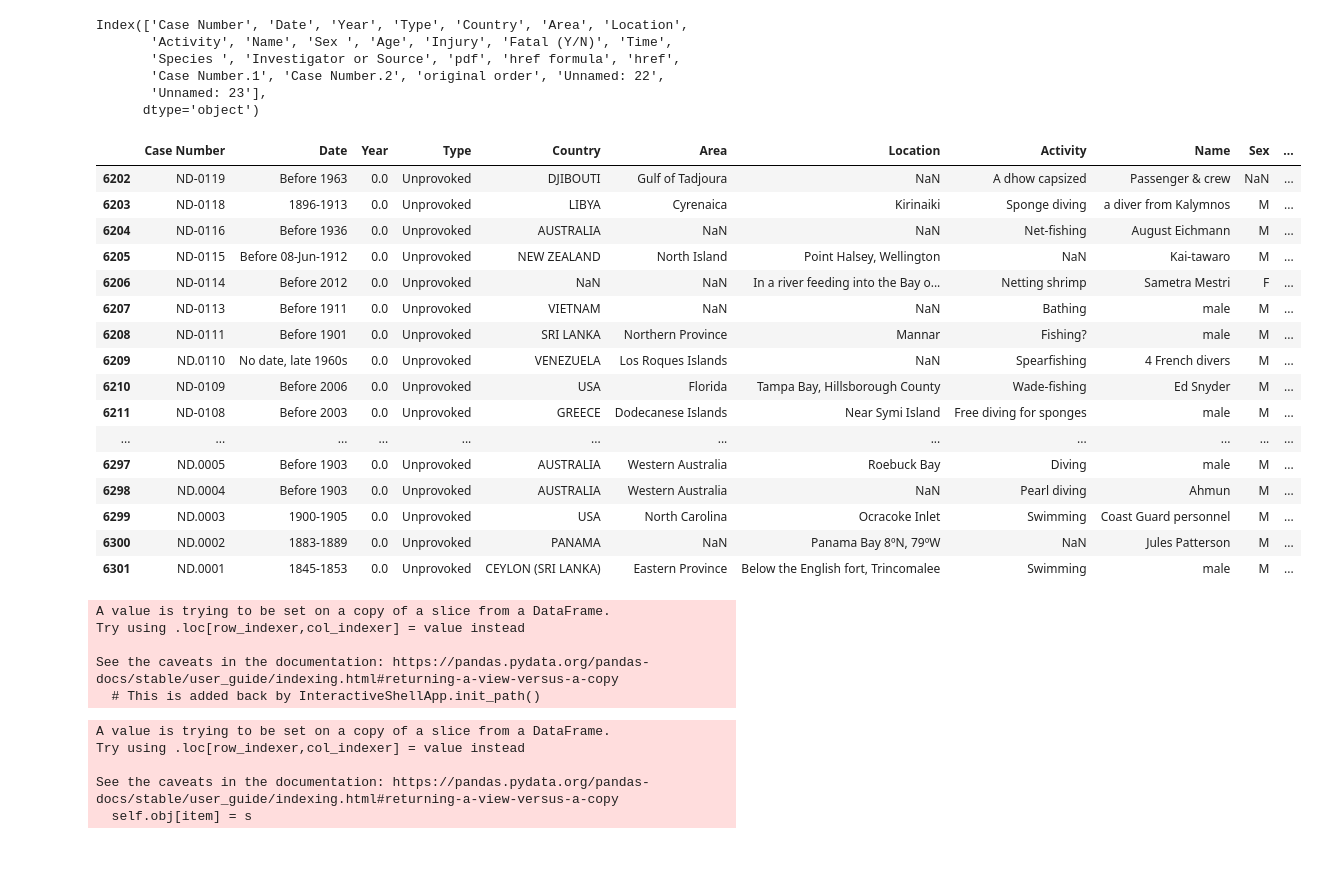
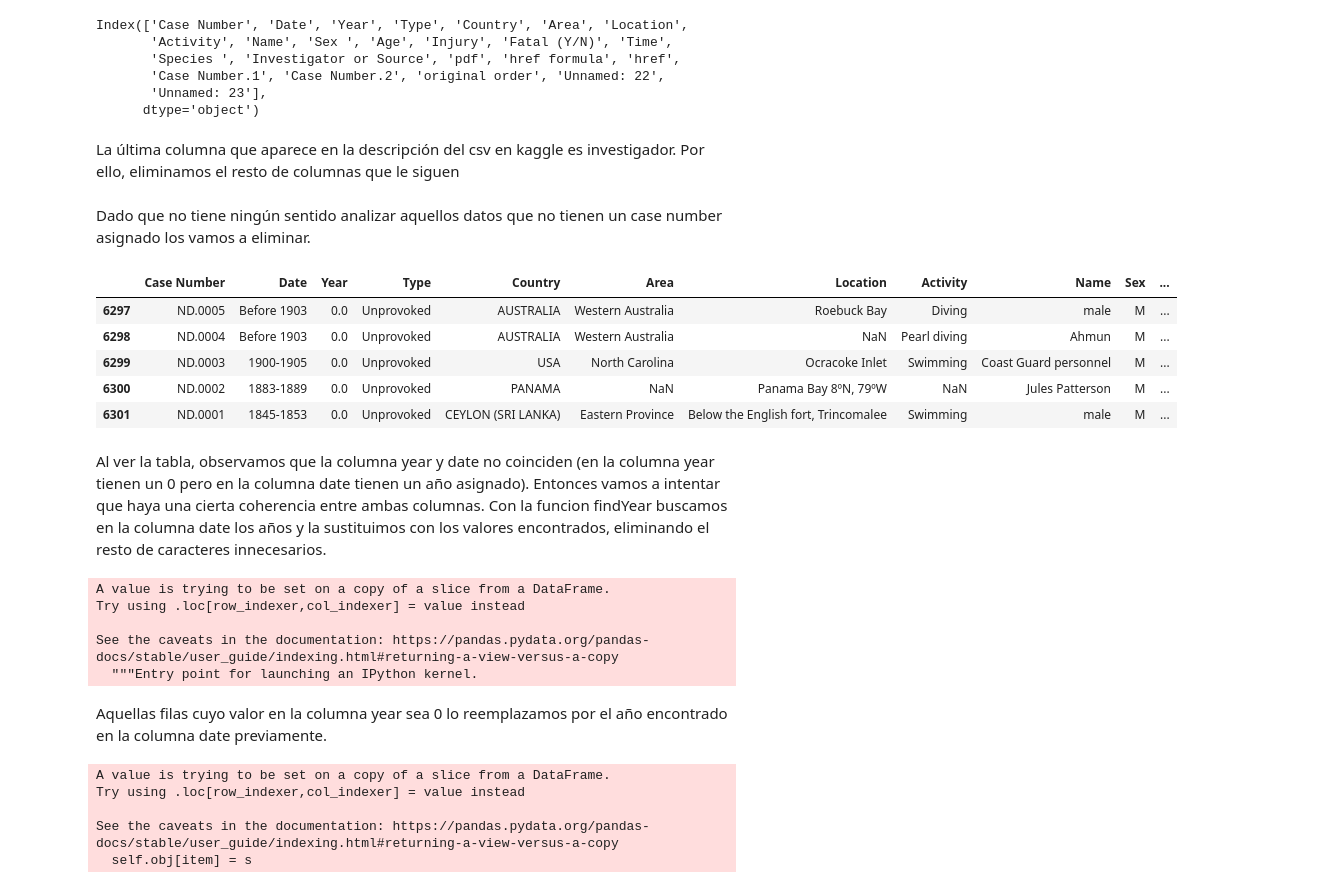
Before and after one commit to sofiavpuebla/sharksharkieshark, a Jupyter notebook: data-wrangling.ipynb, the cells around one changed output. Saved outputs shown, nothing was run; the diff lists cells and outputs as text; code cells hidden in the pictures; blank space fills up the shorter version.

Commit message:
funciones corregidas, read.me, y jupyter casi

```diff
--- a/data-wrangling.ipynb
+++ b/data-wrangling.ipynb
@@ -29,4 +30,7 @@ Index(['Case Number', 'Date', 'Year', 'Type', 'Country', 'Area', 'Location',
        'Case Number.1', 'Case Number.2', 'original order', 'Unnamed: 22',
        'Unnamed: 23'],
       dtype='object')
+# %% [markdown]
+La última columna que aparece en la descripción del csv en kaggle es investigador.
+Por ello, eliminamos el resto de columnas que le siguen
 # %%
@@ -35,46 +37,30 @@ Index(['Case Number', 'Date', 'Year', 'Type', 'Country', 'Area', 'Location',
 sharks=sharks_data[['Case Number', 'Date', 'Year', 'Type', 'Country', 'Area', 'Location',
        'Activity', 'Name', 'Sex ', 'Age', 'Injury', 'Fatal (Y/N)', 'Time',
        'Species ', 'Investigator or Source']]
+# %% [markdown]
+Dado que no tiene ningún sentido analizar aquellos datos que no tienen un case number asignado los vamos a eliminar.
 # %%
-#no tiene ningún sentido analizar aquellos datos que no tienen un case number (no están registrados) por lo que los vamos a eliminar
 sharks1=sharks[(sharks["Case Number"].isnull()==0)&(sharks["Case Number"]!='0')&(sharks["Case Number"]!='xx')]
-sharks1.tail(100)
+sharks1.tail()
 # %% [output]
 |  | Case Number | Date | Year | Type | Country | Area | Location | Activity | Name | Sex | ... |
-| 6202 | ND-0119 | Before 1963 | 0.0 | Unprovoked | DJIBOUTI | Gulf of Tadjoura | NaN | A dhow capsized | Passenger & crew | NaN | ... |
-| 6203 | ND-0118 | 1896-1913 | 0.0 | Unprovoked | LIBYA | Cyrenaica | Kirinaiki | Sponge diving | a diver from Kalymnos | M | ... |
-| 6204 | ND-0116 | Before 1936 | 0.0 | Unprovoked | AUSTRALIA | NaN | NaN | Net-fishing | August Eichmann | M | ... |
-| 6205 | ND-0115 | Before 08-Jun-1912 | 0.0 | Unprovoked | NEW ZEALAND | North Island | Point Halsey, Wellington | NaN | Kai-tawaro | M | ... |
-| 6206 | ND-0114 | Before 2012 | 0.0 | Unprovoked | NaN | NaN | In a river feeding into the Bay o... | Netting shrimp | Sametra Mestri | F | ... |
-| 6207 | ND-0113 | Before 1911 | 0.0 | Unprovoked | VIETNAM | NaN | NaN | Bathing | male | M | ... |
-| 6208 | ND-0111 | Before 1901 | 0.0 | Unprovoked | SRI LANKA | Northern Province | Mannar | Fishing? | male | M | ... |
-| 6209 | ND.0110 | No date, late 1960s | 0.0 | Unprovoked | VENEZUELA | Los Roques Islands | NaN | Spearfishing | 4 French divers | M | ... |
-| 6210 | ND-0109 | Before 2006 | 0.0 | Unprovoked | USA | Florida | Tampa Bay, Hillsborough County | Wade-fishing | Ed Snyder | M | ... |
-| 6211 | ND-0108 | Before 2003 | 0.0 | Unprovoked | GREECE | Dodecanese Islands | Near Symi Island | Free diving for sponges | male | M | ... |
-| ... | ... | ... | ... | ... | ... | ... | ... | ... | ... | ... | ... |
 | 6297 | ND.0005 | Before 1903 | 0.0 | Unprovoked | AUSTRALIA | Western Australia | Roebuck Bay | Diving | male | M | ... |
 | 6298 | ND.0004 | Before 1903 | 0.0 | Unprovoked | AUSTRALIA | Western Australia | NaN | Pearl diving | Ahmun | M | ... |
 | 6299 | ND.0003 | 1900-1905 | 0.0 | Unprovoked | USA | North Carolina | Ocracoke Inlet | Swimming | Coast Guard personnel | M | ... |
 | 6300 | ND.0002 | 1883-1889 | 0.0 | Unprovoked | PANAMA | NaN | Panama Bay 8ºN, 79ºW | NaN | Jules Patterson | M | ... |
 | 6301 | ND.0001 | 1845-1853 | 0.0 | Unprovoked | CEYLON (SRI LANKA) | Eastern Province | Below the English fort, Trincomalee | Swimming | male | M | ... |
-# %%
-#al ver la tabla, nos damos cuentas que la columna year y date no coinciden (hay muchos casos en los que el year es  pero la columna date sí que tiene un año asignado)
-#vamos a intenar que haya una cierta coherencia entre ambas columnas
-#busamos en la columna date los años
-def findYear(x):
-    res=re.search(r'\d{4}',x)
-    if res:
-        x=int(res.group())
-    else:
-        x='no'
-    return x
-sharks1["Date"]=sharks1["Date"].apply(findYear)
-# %% [output]
-A value is trying to be set on a copy of a slice from a DataFrame.
-Try using .loc[row_indexer,col_indexer] = value instead
-
-See the caveats in the documentation: https://pandas.pydata.org/pandas-docs/stable/user_guide/indexing.html#returning-a-view-versus-a-copy
-  # This is added back by InteractiveShellApp.init_path()
+# %% [markdown]
+Al ver la tabla, observamos que la columna year y date no coinciden (en la columna year tienen un 0 pero en la columna date tienen un año asignado). Entonces vamos a intentar que haya una cierta coherencia entre ambas columnas. Con la funcion findYear buscamos en la columna date los años y la sustituimos con los valores encontrados, eliminando el resto de caracteres innecesarios.
+# %%
+sharks1["Date"]=sharks1["Date"].apply(findYear)
+# %% [output]
+A value is trying to be set on a copy of a slice from a DataFrame.
+Try using .loc[row_indexer,col_indexer] = value instead
+
+See the caveats in the documentation: https://pandas.pydata.org/pandas-docs/stable/user_guide/indexing.html#returning-a-view-versus-a-copy
+  """Entry point for launching an IPython kernel.
+# %% [markdown]
+Aquellas filas cuyo valor en la columna year sea 0 lo reemplazamos por el año encontrado en la columna date previamente.
 # %%
 sharks1.loc[sharks1["Year"]=='0',"Year"]=sharks1["Date"]
 # %% [output]
```
Also changed, not shown: parts of 36 cells of this notebook, 6 other files.
